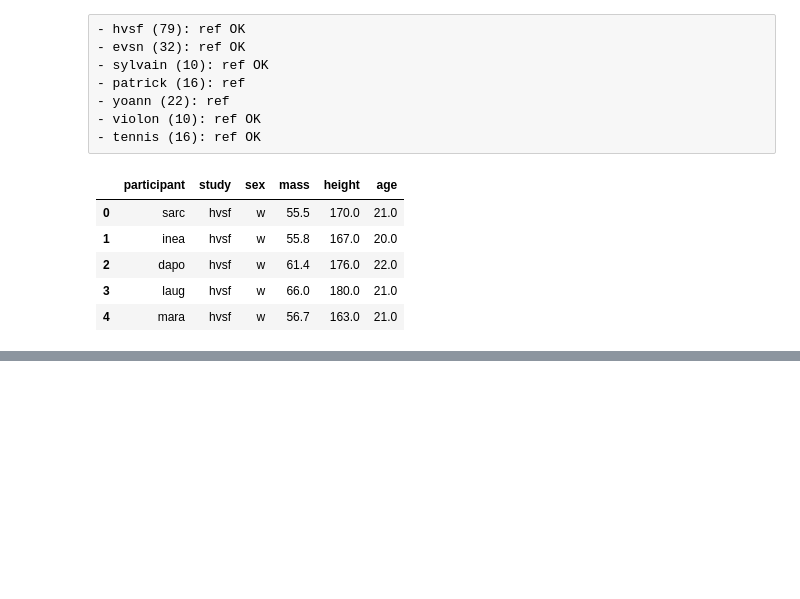
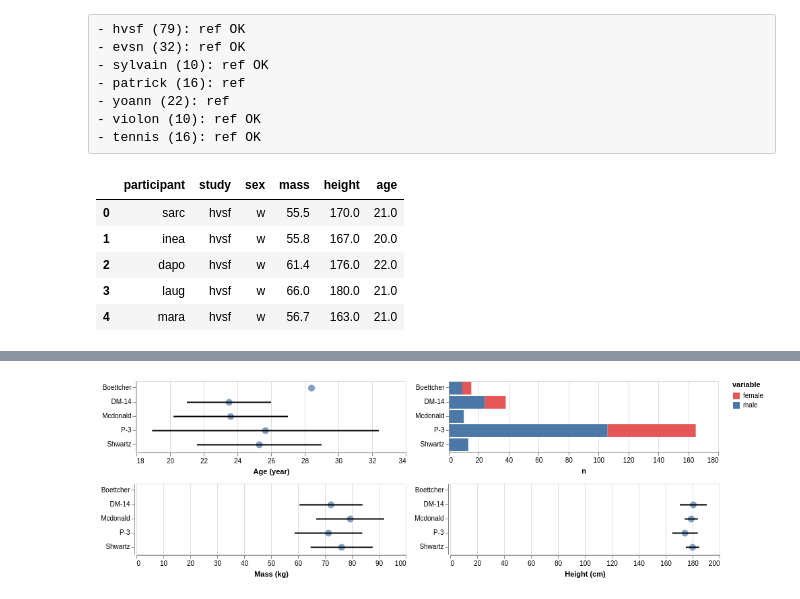
Before and after one commit to romainmartinez/mvc, a Jupyter notebook: demographic.ipynb, the cells around one changed output, grey strips where cells are left out. Drawn from its saved outputs; the diff is of its cells as text; code cells hidden in the pictures; blank space fills up the shorter version.

```diff
--- a/demographic.ipynb
+++ b/demographic.ipynb
@@ -136,0 +180,4 @@ c
+# %%
+(age | participant) & (mass | height)
+# %% [output]
+[figure, added]
```
Also changed, not shown: parts of 9 cells of this notebook.
